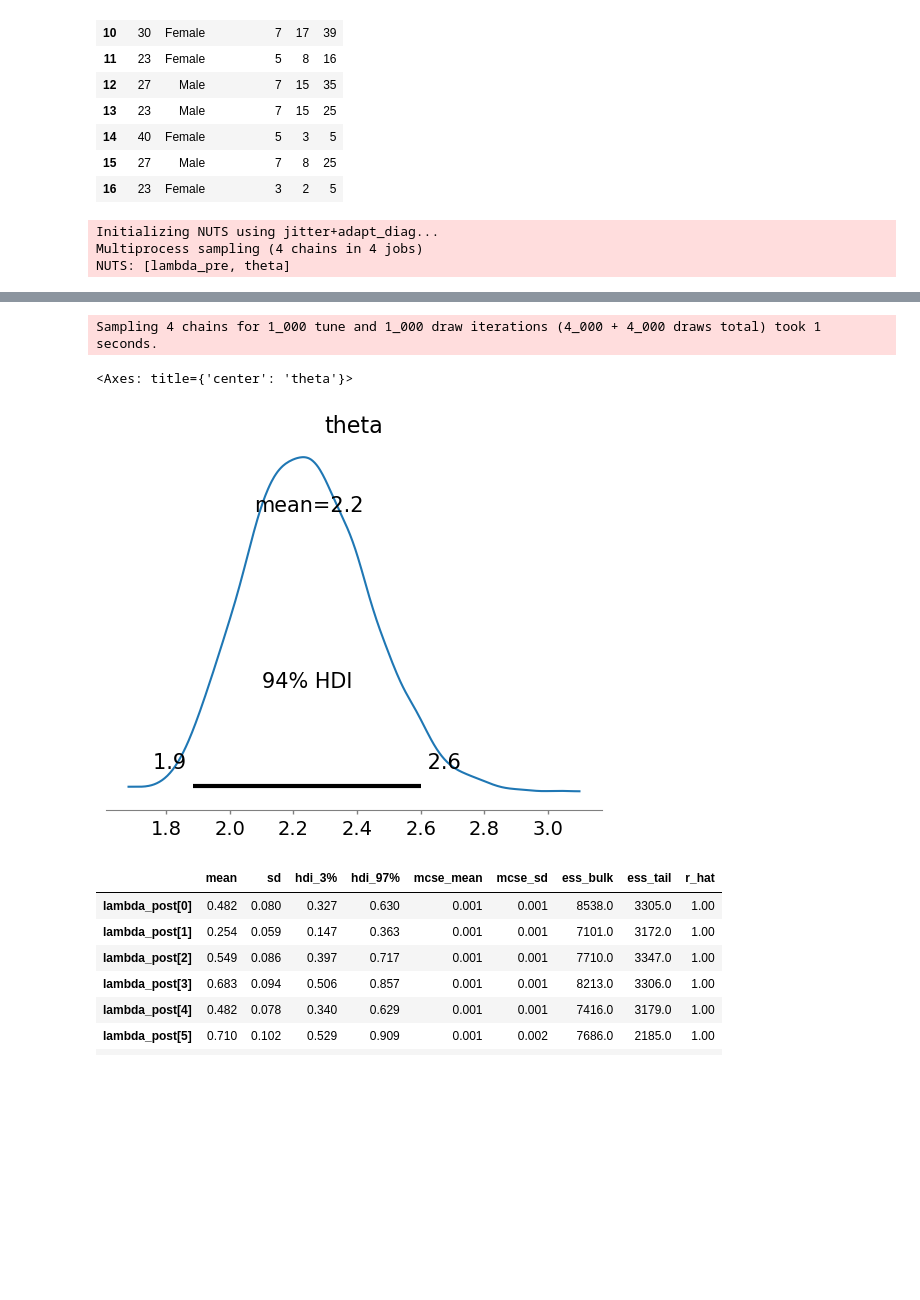
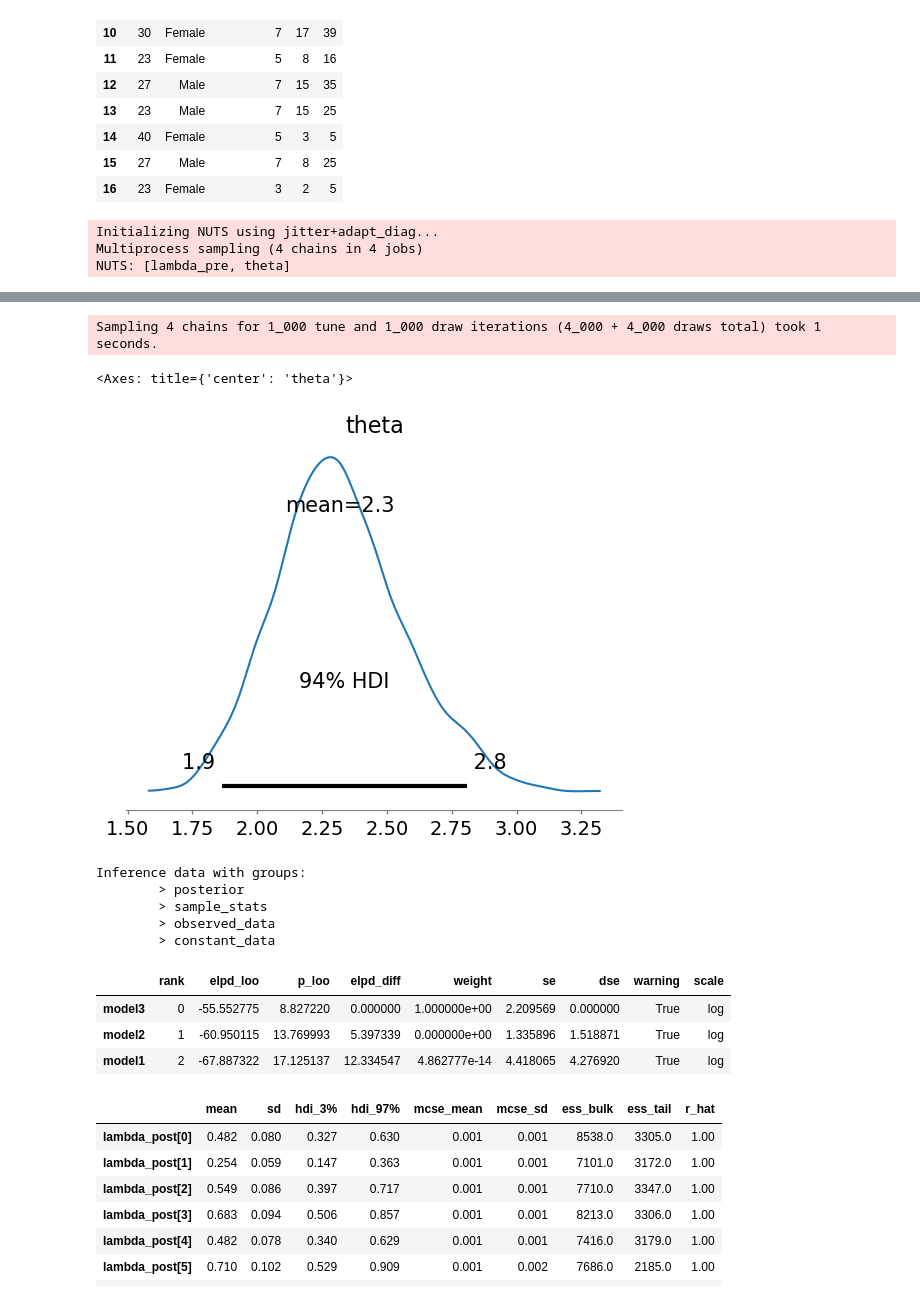
Before and after one commit to tarmojuristo/bayes2025, a Jupyter notebook: basketball.ipynb, the cells around one changed output, grey strips where cells are left out. Drawn from its saved outputs; the diff is of its cells as text; code cells hidden in the pictures; blank space fills up the shorter version.

```diff
--- a/basketball.ipynb
+++ b/basketball.ipynb
@@ -494,7 +494,7 @@ with pm.Model() as model:
     beta = pm.HalfNormal("beta", sigma=2)
 
     # Baseline success rates
-    p0 = pm.Beta("p0", alpha=alpha, beta=beta, shape=len(data))
+    p0 = pm.Beta("p0", alpha=alpha, beta=beta) #, shape=num_players)
 
     # Treatment effect (ATE) on success rate
     ate = pm.Normal("ate", mu=0, sigma=0.2)
@@ -1027,6 +1038,7 @@ pm.model_to_graphviz(model)
 #np.random.seed(72)
 
 x = data.athleticism
+n_shots = 50
 
 p_treat = invlogit(x - 5.5) # self-select bias
 #p_treat = invlogit(-(x - 5.5)) #assigned selection
@@ -1342,37 +1342,58 @@ coords = {}
 with pm.Model() as model:
 
     # Prior for baseline ability
     lambda_pre = pm.Gamma("lambda_pre", alpha=1, beta=5, shape=n_players)
     #lambda_pre = pm.Uniform("lambda_pre", 0, 50, shape=n_players)
 
     # Treatment effect
     theta = pm.LogNormal("theta", mu=0, sigma=1)
     #theta = pm.TruncatedNormal("theta", mu=0, sigma=10, lower=-lambda_pre)
 
     # Post-treatment lambda
-    #lambda_post = pm.Deterministic("lambda_post", lambda_pre * theta)
-    lambda_post = pm.Deterministic("lambda_post", lambda_pre * (1 + treatment_assignment * (theta - 1)))
+    lambda_post = pm.Deterministic("lambda_post", lambda_pre * theta)
+    #lambda_post = pm.Deterministic("lambda_post", lambda_pre * (1 + treatment_assignment * (theta - 1)))
     #lambda_post = pm.Deterministic("lambda_post", lambda_pre + (treatment_assignment * theta))
 
 
     # Likelihood for pre- and post-treatment shots
     y_pre_obs = pm.Poisson("y_pre_obs", mu=lambda_pre * shots_attempted, observed=y_pre)
     y_post_obs = pm.Poisson("y_post_obs", mu=lambda_post * shots_attempted, observed=y_post)
 
-    trace = pm.sample()
+    trace3 = pm.sample(idata_kwargs={"log_likelihood": True})
 
 # Summary
 pm.plot_posterior(trace, var_names='theta')
 #az.summary(trace) #, var_names=["theta"])
 # %% [output]
 Initializing NUTS using jitter+adapt_diag...
 Multiprocess sampling (4 chains in 4 jobs)
 NUTS: [lambda_pre, theta]
 [interactive output not drawn]
 [interactive output not drawn]
 Sampling 4 chains for 1_000 tune and 1_000 draw iterations (4_000 + 4_000 draws total) took 1 seconds.
 <Axes: title={'center': 'theta'}>
-[figure, old version]
+[figure, new version]
+# %%
+trace
+# %% [output]
+Inference data with groups:
+        > posterior
+        > sample_stats
+        > observed_data
+        > constant_data
+# %%
+m_dict = {
+    "model1": trace,
+    "model2": trace2,
+    "model3": trace3
+}
+
+az.compare(m_dict, var_name='y_post_obs')
+# %% [output]
+|  | rank | elpd_loo | p_loo | elpd_diff | weight | se | dse | warning | scale |
+| model3 | 0 | -55.552775 | 8.827220 | 0.000000 | 1.000000e+00 | 2.209569 | 0.000000 | True | log |
+| model2 | 1 | -60.950115 | 13.769993 | 5.397339 | 0.000000e+00 | 1.335896 | 1.518871 | True | log |
+| model1 | 2 | -67.887322 | 17.125137 | 12.334547 | 4.862777e-14 | 4.418065 | 4.276920 | True | log |
 # %%
 pm.summary(trace)
 # %% [output]
```
Also changed, not shown: parts of 18 cells of this notebook, 5 other files.
